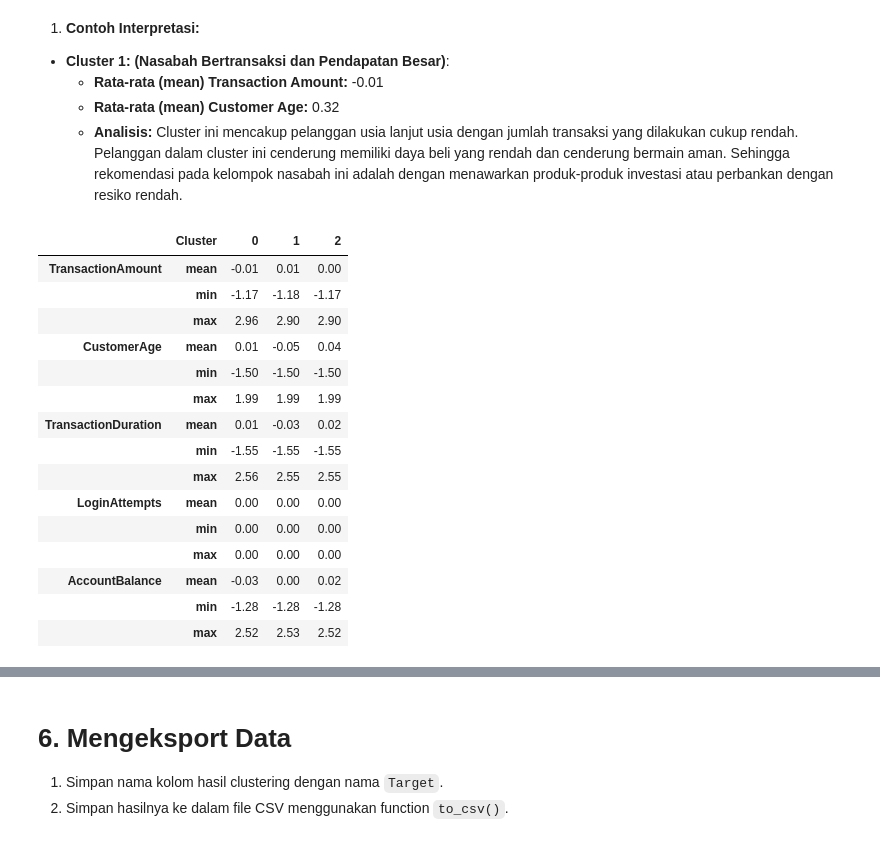
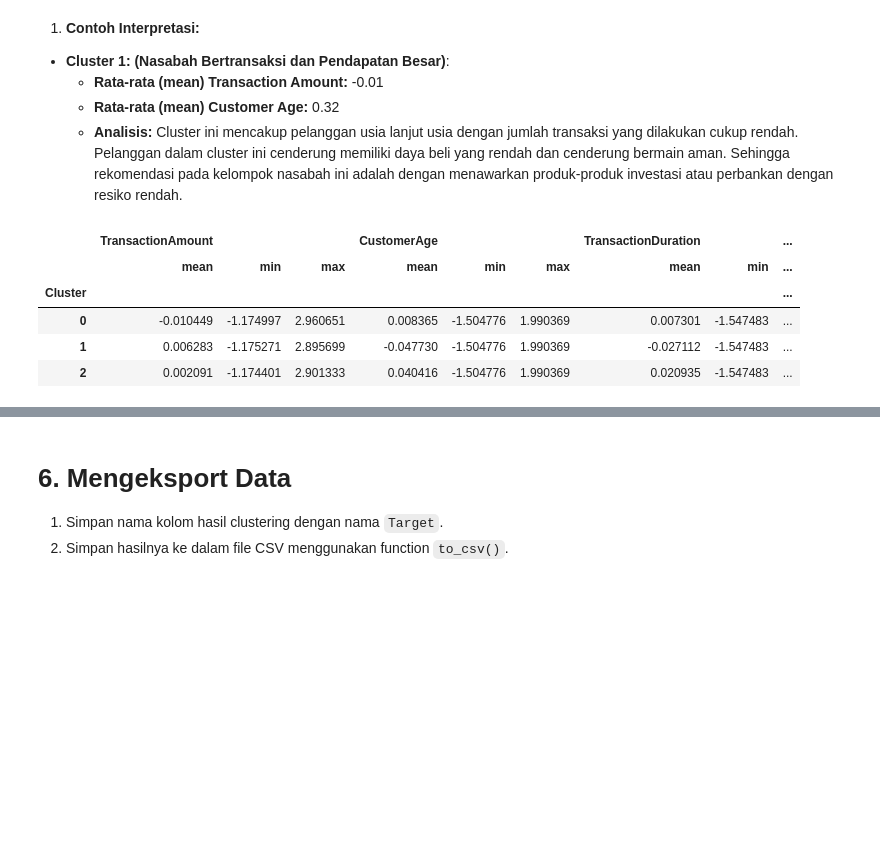
Before and after one commit to Trid3nz/ML-DICODING, a Jupyter notebook: [Clustering]_Submission_Akhir_BMLP_Tristan_Nafi_Agung_Kurniawan.ipynb, the cells around one changed output, grey strips where cells are left out. Cells and saved outputs as stored; diff of their text form; code cells hidden in the pictures; blank space fills up the shorter version.

```diff
--- a/[Clustering]_Submission_Akhir_BMLP_Tristan_Nafi_Agung_Kurniawan.ipynb
+++ b/[Clustering]_Submission_Akhir_BMLP_Tristan_Nafi_Agung_Kurniawan.ipynb
@@ -772,37 +772,27 @@ joblib.dump(model, "PCA_model_clustering.h5")
 # %%
 # Menampilkan analisis deskriptif minimal mean, min dan max untuk fitur numerik.
 # Silakan menambahkan fungsi agregasi lainnya untuk experience lebih baik.
 # pastikan output menghasilkan agregasi dan groupby bersamaan dengan mean, min, dan max.
 
 ### MULAI CODE ###
 
 # Tambahkan kolom 'Cluster' baru berupa 'labels' (variabel dari 'kmeans.labels_' sebelumnya)
 df_used['Cluster'] = labels
 
 # Kelompokkan (groupby) 'df_used' berdasarkan 'Cluster' dan hitung agregasi untuk 'numerical_cols'.
-agg_summary = df_used.groupby('Cluster')[numerical_cols].agg(['mean', 'min', 'max']).round(2).T
+agg_summary = df_used.groupby('Cluster')[numerical_cols].agg(['mean', 'min', 'max'])
 
 # Tampilkan hasil ringkasan
 display(agg_summary)
 
 ### SELESAI CODE ###
 # %% [output]
-|  | Cluster | 0 | 1 | 2 |
-| TransactionAmount | mean | -0.01 | 0.01 | 0.00 |
-|  | min | -1.17 | -1.18 | -1.17 |
-|  | max | 2.96 | 2.90 | 2.90 |
-| CustomerAge | mean | 0.01 | -0.05 | 0.04 |
-|  | min | -1.50 | -1.50 | -1.50 |
-|  | max | 1.99 | 1.99 | 1.99 |
-| TransactionDuration | mean | 0.01 | -0.03 | 0.02 |
-|  | min | -1.55 | -1.55 | -1.55 |
-|  | max | 2.56 | 2.55 | 2.55 |
-| LoginAttempts | mean | 0.00 | 0.00 | 0.00 |
-|  | min | 0.00 | 0.00 | 0.00 |
-|  | max | 0.00 | 0.00 | 0.00 |
-| AccountBalance | mean | -0.03 | 0.00 | 0.02 |
-|  | min | -1.28 | -1.28 | -1.28 |
-|  | max | 2.52 | 2.53 | 2.52 |
+|  | TransactionAmount |  |  | CustomerAge |  |  | TransactionDuration |  | ... |
+|  | mean | min | max | mean | min | max | mean | min | ... |
+| Cluster |  |  |  |  |  |  |  |  | ... |
+| 0 | -0.010449 | -1.174997 | 2.960651 | 0.008365 | -1.504776 | 1.990369 | 0.007301 | -1.547483 | ... |
+| 1 | 0.006283 | -1.175271 | 2.895699 | -0.047730 | -1.504776 | 1.990369 | -0.027112 | -1.547483 | ... |
+| 2 | 0.002091 | -1.174401 | 2.901333 | 0.040416 | -1.504776 | 1.990369 | 0.020935 | -1.547483 | ... |
 # %% [markdown]
 # **⚠️PERHATIAN: JAWAB DI BAWAH SINI**
 ## Menjelaskan karakteristik tiap cluster berdasarkan rentangnya sebelum **Inverse** (masih dalam kondisi **Scaled**).
```
Also changed, not shown: parts of 2 cells of this notebook, 8 other files.
